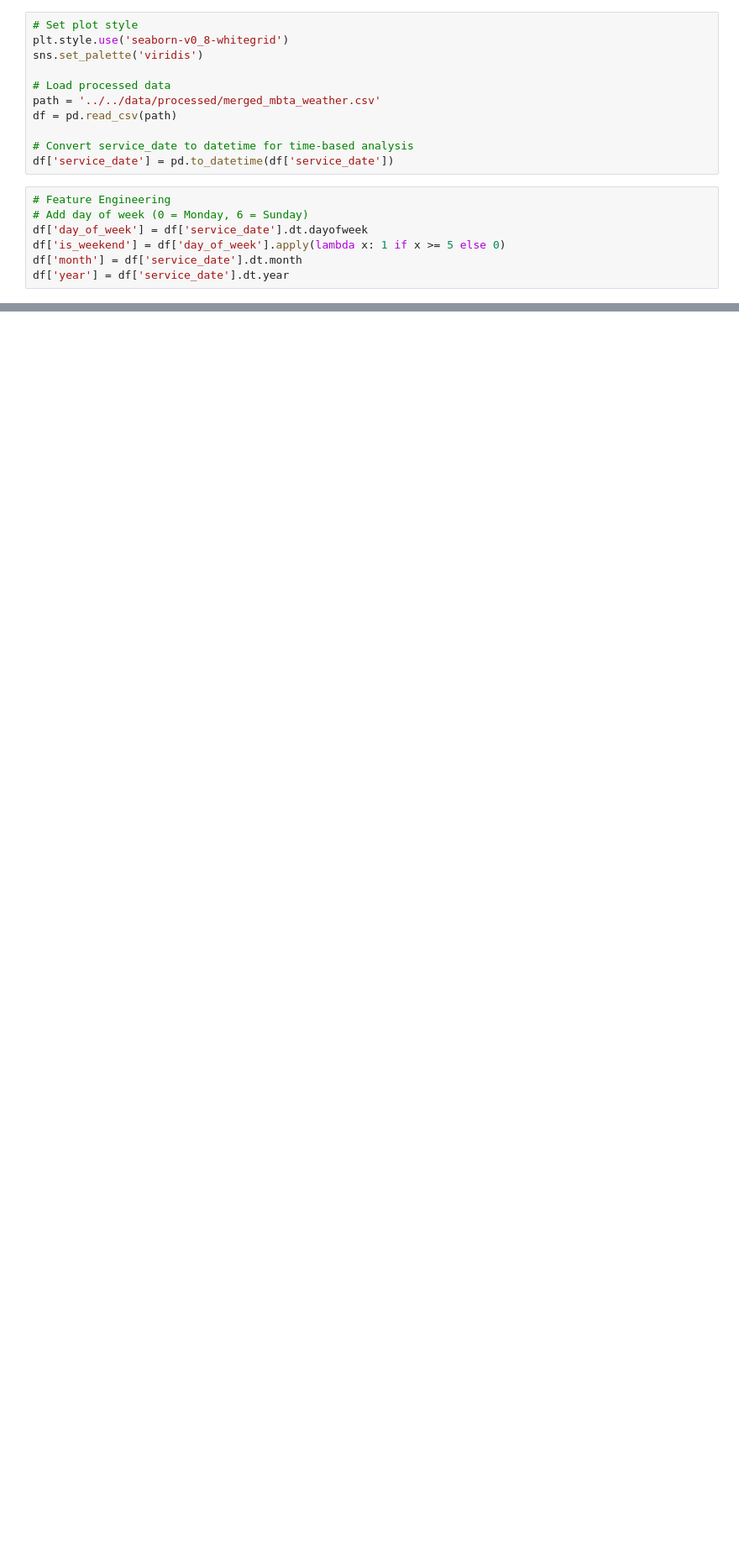
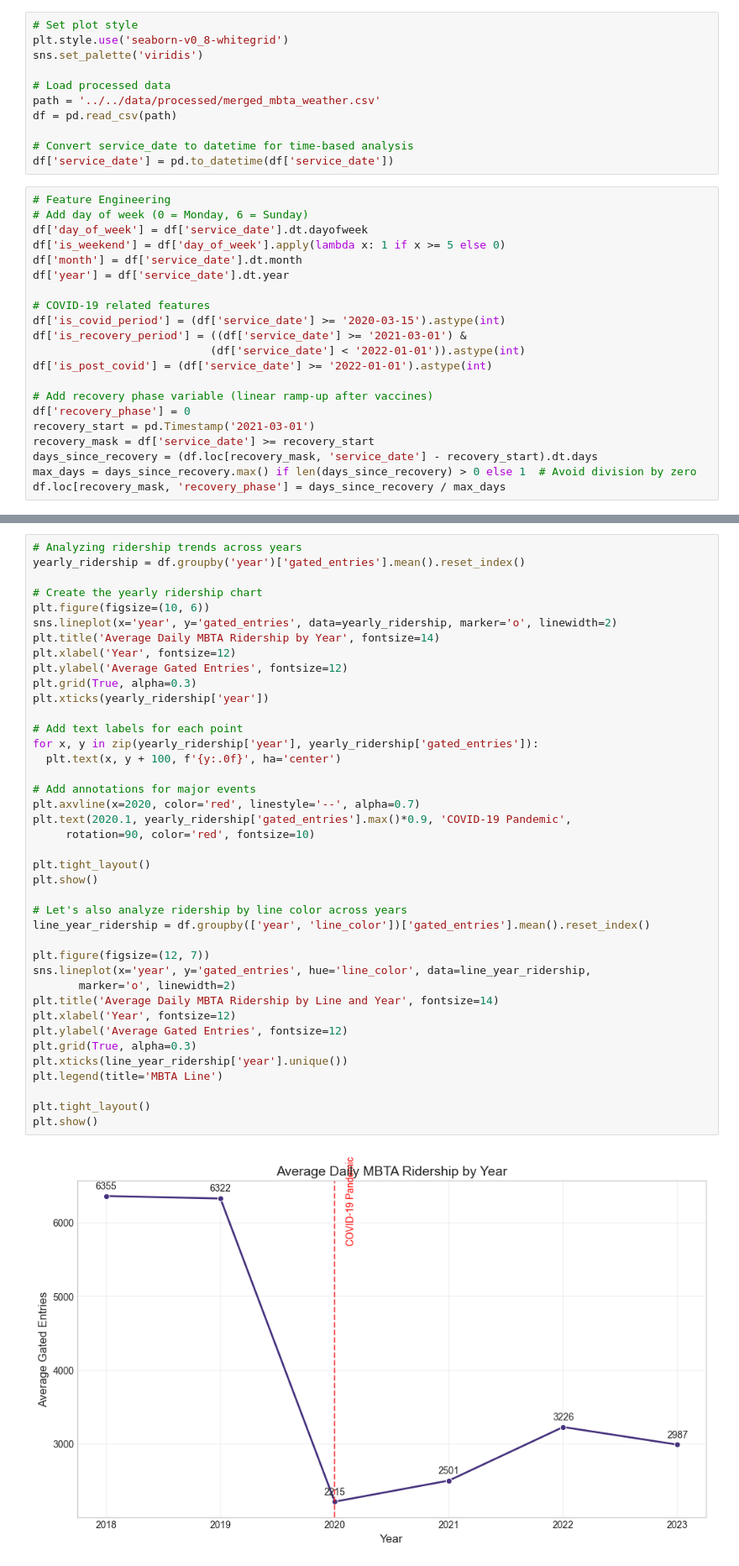
Before and after one commit to Marhvin/CS506-Project, a Jupyter notebook: src/data/initialModels.ipynb, the cells around one changed output, grey strips where cells are left out. Shown at 84% size. Drawn from its saved outputs; the diff is of its cells as text; blank space fills up the shorter version.

Commit message:
refactor initialmodels, adjust timelines for all modelling, add normalized model, adding a covid timeline

```diff
--- a/src/data/initialModels.ipynb
+++ b/src/data/initialModels.ipynb
@@ -25,6 +25,20 @@ df['day_of_week'] = df['service_date'].dt.dayofweek
 df['is_weekend'] = df['day_of_week'].apply(lambda x: 1 if x >= 5 else 0)
 df['month'] = df['service_date'].dt.month
 df['year'] = df['service_date'].dt.year
+
+# COVID-19 related features
+df['is_covid_period'] = (df['service_date'] >= '2020-03-15').astype(int)
+df['is_recovery_period'] = ((df['service_date'] >= '2021-03-01') &
+                           (df['service_date'] < '2022-01-01')).astype(int)
+df['is_post_covid'] = (df['service_date'] >= '2022-01-01').astype(int)
+
+# Add recovery phase variable (linear ramp-up after vaccines)
+df['recovery_phase'] = 0
+recovery_start = pd.Timestamp('2021-03-01')
+recovery_mask = df['service_date'] >= recovery_start
+days_since_recovery = (df.loc[recovery_mask, 'service_date'] - recovery_start).dt.days
+max_days = days_since_recovery.max() if len(days_since_recovery) > 0 else 1  # Avoid division by zero
+df.loc[recovery_mask, 'recovery_phase'] = days_since_recovery / max_days
 # %%
 # Define MBTA line colors and their stations (same as in sortedByLine.ipynb)
 line_colors = {
@@ -68,3 +82,45 @@ plt.ylabel('Frequency')
 plt.show()
 # %% [output]
 [figure]
+# %%
+# Analyzing ridership trends across years
+yearly_ridership = df.groupby('year')['gated_entries'].mean().reset_index()
+
+# Create the yearly ridership chart
+plt.figure(figsize=(10, 6))
+sns.lineplot(x='year', y='gated_entries', data=yearly_ridership, marker='o', linewidth=2)
+plt.title('Average Daily MBTA Ridership by Year', fontsize=14)
+plt.xlabel('Year', fontsize=12)
+plt.ylabel('Average Gated Entries', fontsize=12)
+plt.grid(True, alpha=0.3)
+plt.xticks(yearly_ridership['year'])
+
+# Add text labels for each point
+for x, y in zip(yearly_ridership['year'], yearly_ridership['gated_entries']):
+  plt.text(x, y + 100, f'{y:.0f}', ha='center')
+
+# Add annotations for major events
+plt.axvline(x=2020, color='red', linestyle='--', alpha=0.7)
+plt.text(2020.1, yearly_ridership['gated_entries'].max()*0.9, 'COVID-19 Pandemic',
+     rotation=90, color='red', fontsize=10)
+
+plt.tight_layout()
+plt.show()
+
+# Let's also analyze ridership by line color across years
+line_year_ridership = df.groupby(['year', 'line_color'])['gated_entries'].mean().reset_index()
+
+plt.figure(figsize=(12, 7))
+sns.lineplot(x='year', y='gated_entries', hue='line_color', data=line_year_ridership,
+       marker='o', linewidth=2)
+plt.title('Average Daily MBTA Ridership by Line and Year', fontsize=14)
+plt.xlabel('Year', fontsize=12)
+plt.ylabel('Average Gated Entries', fontsize=12)
+plt.grid(True, alpha=0.3)
+plt.xticks(line_year_ridership['year'].unique())
+plt.legend(title='MBTA Line')
+
+plt.tight_layout()
+plt.show()
+# %% [output]
+[figure, added]
```
Also changed, not shown: parts of 15 cells of this notebook, 2 other files.
